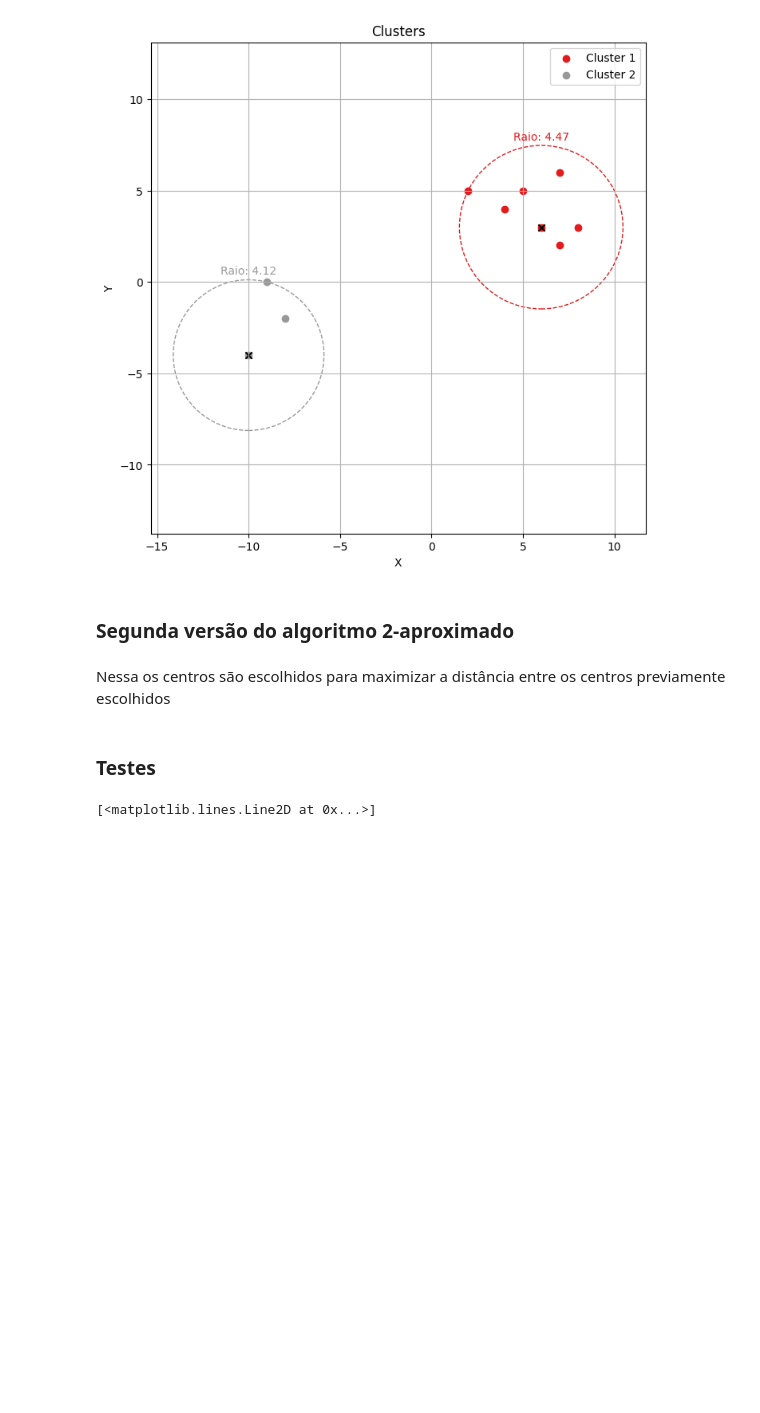
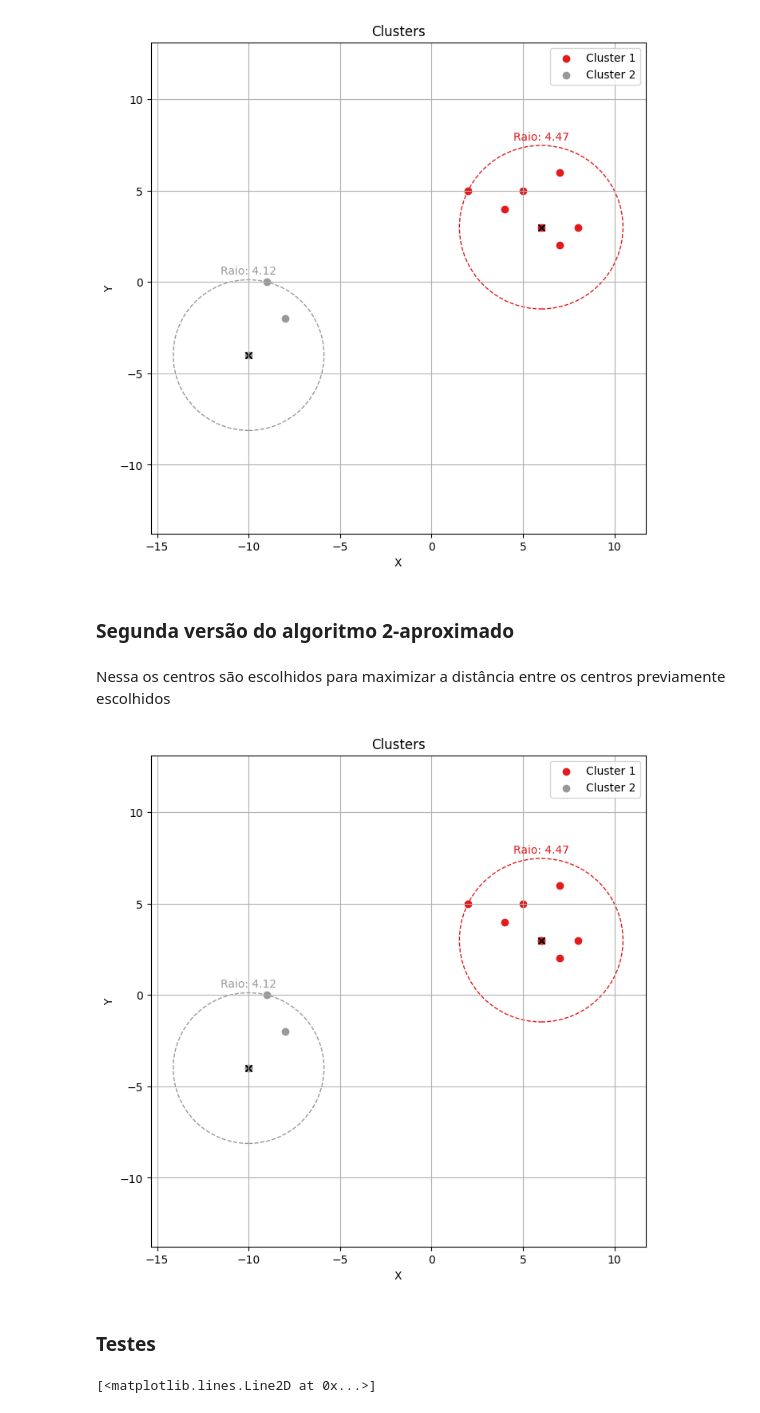
Before and after one commit to beatrizreisgb/TP2ALG2, a Jupyter notebook: src/tp2.ipynb, the cells around one changed output. Drawn from its saved outputs; the diff is of its cells as text; code cells hidden in the pictures; blank space fills up the shorter version.

```diff
--- a/src/tp2.ipynb
+++ b/src/tp2.ipynb
@@ -131,14 +131,14 @@ def maxDist(pontos,n):
     for i, p1 in enumerate(pontos):
         for j, p2 in enumerate(pontos):
             if i != j:
-                currentDist = calculateDist(p1,p2, 2)
+                currentDist = calculateDist(p1,p2, n)
                 if currentDist > currentMax:
                     currentMax = currentDist
     return currentMax
 # %% [markdown]
 Agora podemos ir para a implementação do algoritmo em si:
 # %%
-def k_clusters_ref(pontos,porcentagem_largura,k_clusters,n_distancia):
+def k_clustering(pontos,porcentagem_largura,k_clusters,n_distancia):
     limite_superior = maxDist(pontos,n_distancia)
     limite_inferior = 0
 
@@ -147,7 +147,7 @@ def k_clusters_ref(pontos,porcentagem_largura,k_clusters,n_distancia):
     raio = limite_superior/2
 
     while (limite_superior-limite_inferior) >= (porcentagem_largura*largura_total):
-        sucess, clusters, solution = findSolution(pontos, raio, k_clusters,n_distancia)
+        sucess, clusters = findSolution(pontos, raio, k_clusters,n_distancia)
         if sucess:
             limite_superior = raio
             raio = limite_superior/2
@@ -156,4 +156,4 @@ def k_clusters_ref(pontos,porcentagem_largura,k_clusters,n_distancia):
             raio = raio + raio/2
 
 
-    return sucess, clusters, solution
+    return clusters
@@ -160,5 +162,5 @@ def k_clusters_ref(pontos,porcentagem_largura,k_clusters,n_distancia):
 # %%
-sucess, clusters, solution = k_clusters(pontos,0.25,3,2)
+clusters = k_clustering(pontos,0.25,3,2)
 # %%
 plotClusters2D(clusters,2)
 # %% [output]
@@ -167,13 +169,3 @@ plotClusters2D(clusters,2)
 ### Segunda versão do algoritmo 2-aproximado
 # %% [markdown]
 Nessa os centros são escolhidos para maximizar a distância entre os centros previamente escolhidos
-# %%
-def maxDist(pontos):
-    currentMax = 0
-    for i, p1 in enumerate(pontos):
-        for j, p2 in enumerate(pontos):
-            if i != j:
-                currentDist = calculateDist(p1,p2, 2)
-                if currentDist > currentMax:
-                    currentMax = currentDist
-    return currentMax
@@ -184,2 +217,7 @@ rmax = max_inicial/2
+# %%
+clusters = makeClusters(pontos,2,2) # formar 2 clusters usando distância euclidiana
+plotClusters2D(clusters,2)
+# %% [output]
+[figure, added]
 # %% [markdown]
 ### Testes
```
Also changed, not shown: parts of 5 cells of this notebook, 1 other file.
